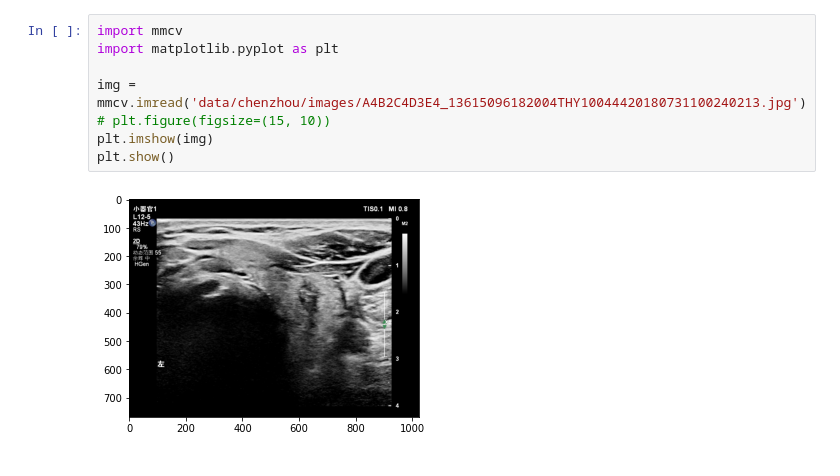
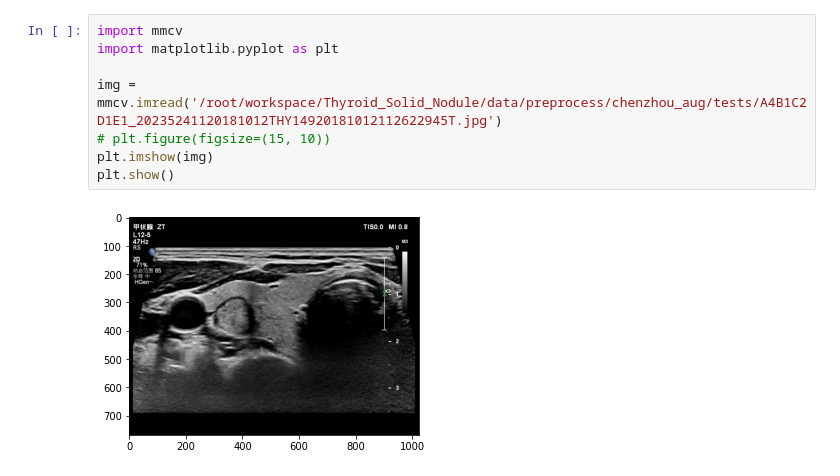
Before and after one commit to darkblack4u/Thyroid_Solid_Nodule, a Jupyter notebook: code/mmdetection/processTest.ipynb, the cells around one changed output. Drawn from its saved outputs; the diff is of its cells as text.

```diff
--- a/code/mmdetection/processTest.ipynb
+++ b/code/mmdetection/processTest.ipynb
@@ -1,13 +1,13 @@
 # %%
 import mmcv
 import matplotlib.pyplot as plt
 
-img = mmcv.imread('data/chenzhou/images/A4B2C4D3E4_13615096182004THY10044420180731100240213.jpg')
+img = mmcv.imread('/root/workspace/Thyroid_Solid_Nodule/data/preprocess/chenzhou_aug/tests/A4B1C2D1E1_20235241120181012THY14920181012112622945T.jpg')
 # plt.figure(figsize=(15, 10))
 plt.imshow(img)
 plt.show()
 # %% [output]
-[figure, old version]
+[figure, new version]
 # %%
 from mmdet.datasets import build_dataset
 from mmdet.models import build_detector
```
Also changed, not shown: parts of 2 cells of this notebook, 37 other files.
